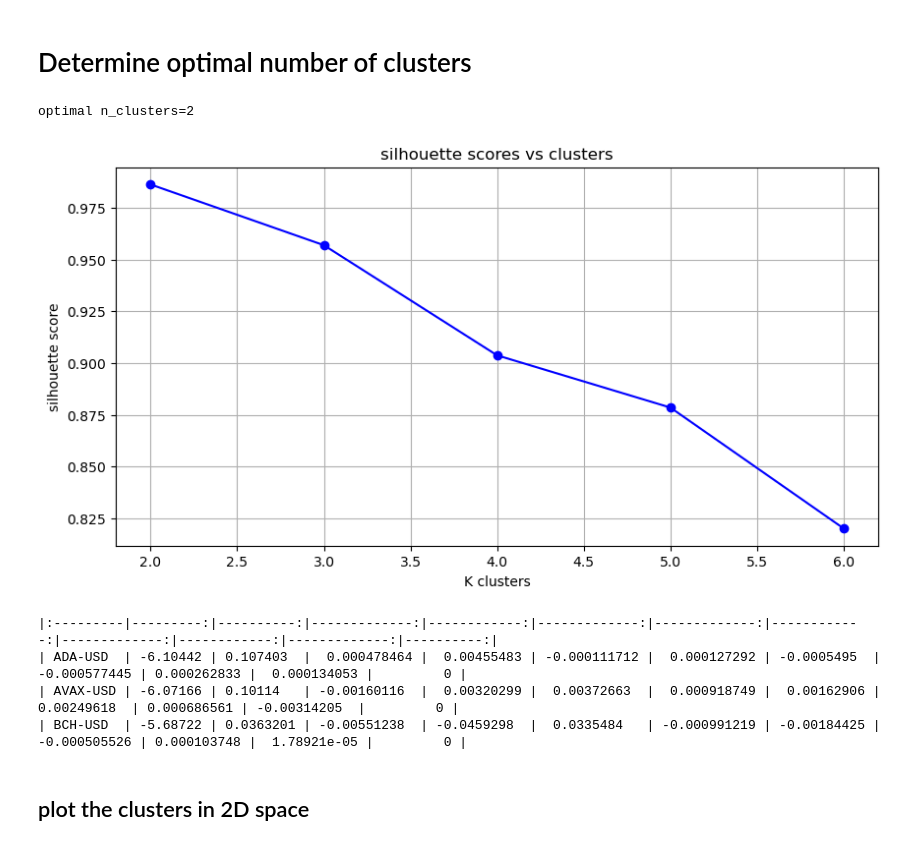
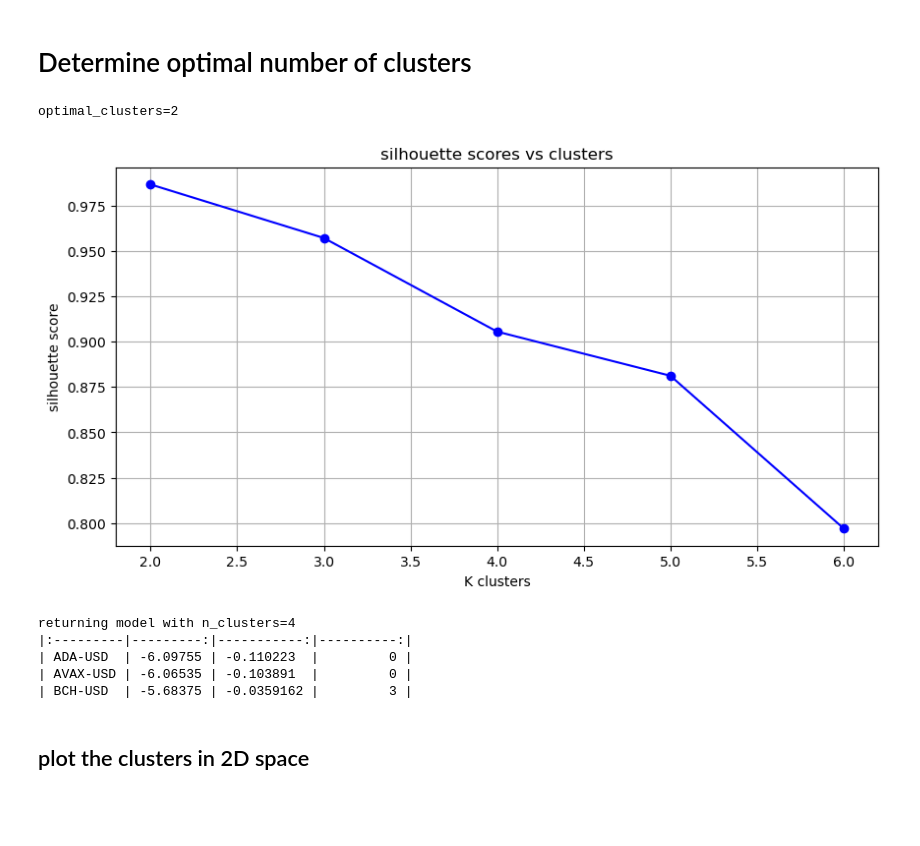
Before and after one commit to RalleyD/COM724_AE2, a Jupyter notebook: eda.ipynb, the cells around one changed output. Cells and saved outputs as stored; diff of their text form; code cells hidden in the pictures; blank space fills up the shorter version.

```diff
--- a/eda.ipynb
+++ b/eda.ipynb
@@ -174,17 +451,17 @@ def reduce_dimensions(features: pd.DataFrame, n_components=10, optimise=False):
     explained_variance = pca.explained_variance_ratio_
     cumulative_variance = np.cumsum(explained_variance)
 
-    if optimise:
-        optimal_components = sum(np.less_equal(cumulative_variance, np.full(len(cumulative_variance), 0.99)))
-        if not optimal_components:
-            # the cumulative variance is higher than the desired threshold from the first component
-            optimal_components = 2
-    else:
+    optimal_components = sum(np.less_equal(cumulative_variance, np.full(len(cumulative_variance), 0.99)))
+    if not optimal_components:
+        # the cumulative variance is higher than the desired threshold from the first component
+        optimal_components = 2
+    print(f"{optimal_components=}")
+    if not optimise:
         optimal_components=n_components
 
     print(f"Reduced dimensions from {features.shape[1]} to {optimal_components}")
     print(f"Total variance explained: {cumulative_variance[2]:.2%}")
-    print(f'returning PCA with {optimal_components=}')
+    print(f'returning PCA with {optimal_components} components')
     pca = PCA(n_components=optimal_components)
     pca.fit_transform(scaled_features)
 
@@ -216,6 +493,6 @@ def reduce_dimensions(features: pd.DataFrame, n_components=10, optimise=False):
     return reduced_df, pca
 
 # Reduce dimensions to 10 principal components
-reduced_features, pca_model = reduce_dimensions(price_features, n_components=10, optimise=False)
+reduced_features, pca_model = reduce_dimensions(price_features, n_components=5, optimise=True)
 # %% [output]
 rows of data:  26
@@ -258,54 +537,58 @@ optimal components with BTC in the dataset 10.
 # %%
 def clustering_cryptos(price_features_df: pd.DataFrame, n_clusters=4):
     """
     Cluster cryptocurrencies based on reduced features
 
     Args:
         features (pandas.DataFrame): Reduced feature matrix
         n_clusters (int): Number of clusters to create
 
     Returns:
         DataFrame with cluster assignments, KMeans model
     """
     # if n_clusters is None
+    silhouette_scores = []
+    # Perform silhouette from 2 to 6 K clusters
+    K = range(2,7)
+    for k in K:
+        kmeans = KMeans(n_clusters=k).fit(price_features_df)
+        silhouette_scores.append(
+            silhouette_score(price_features_df, kmeans.labels_)
+        )
+    # get the optimal number of clusters
+    optimal_clusters = K[np.argmax((silhouette_scores))]
+    print(f"{optimal_clusters=}")
+    # Plot silhouetter scores
+    plt.figure(figsize=(10,5))
+    plt.plot(K, silhouette_scores, 'bo-')
+    plt.grid(True)
+    plt.ylabel("silhouette score")
+    plt.xlabel("K clusters")
+    plt.title("silhouette scores vs clusters")
+    plt.show()
+
     if n_clusters is None:
-        silhouette_scores = []
-        # Perform silhouette from 2 to 6 K clusters
-        K = range(2,7)
-        for k in K:
-            kmeans = KMeans(n_clusters=k).fit(price_features_df)
-            silhouette_scores.append(
-                silhouette_score(price_features_df, kmeans.labels_)
-            )
-        # get the optimal number of clusters
-        n_clusters = K[np.argmax((silhouette_scores))]
-        print(f"optimal {n_clusters=}")
-        # Plot silhouetter scores
-        plt.figure(figsize=(10,5))
-        plt.plot(K, silhouette_scores, 'bo-')
-        plt.grid(True)
-        plt.ylabel("silhouette score")
-        plt.xlabel("K clusters")
-        plt.title("silhouette scores vs clusters")
-        plt.show()
+        n_clusters = optimal_clusters
     # train the final kemans model
+    print(f"returning model with {n_clusters=}")
     kmeans = KMeans(n_clusters=n_clusters).fit(price_features_df)
     # copy the dataset
     clustered_df = price_features_df.copy()
     # add a column for the kmeans with the kmeans cluster labels (output of fit function)
     clustered_df['cluster'] = kmeans.labels_
     print(clustered_df.head(3).to_markdown())
     # return the dataframe and kmeans model
     return clustered_df, kmeans
 
-clustered_df, kmeans_model = clustering_cryptos(price_features_df=reduced_features, n_clusters=None)
+clustered_df, kmeans_model = clustering_cryptos(price_features_df=reduced_features, n_clusters=4)
 # %% [output]
-optimal n_clusters=2
+optimal_clusters=2
-[figure, old version]
+[figure, new version]
-|:---------|---------:|----------:|-------------:|------------:|-------------:|-------------:|------------:|-------------:|------------:|-------------:|----------:|
-| ADA-USD  | -6.10442 | 0.107403  |  0.000478464 |  0.00455483 | -0.000111712 |  0.000127292 | -0.0005495  | -0.000577445 | 0.000262833 |  0.000134053 |         0 |
-| AVAX-USD | -6.07166 | 0.10114   | -0.00160116  |  0.00320299 |  0.00372663  |  0.000918749 |  0.00162906 |  0.00249618  | 0.000686561 | -0.00314205  |         0 |
-| BCH-USD  | -5.68722 | 0.0363201 | -0.00551238  | -0.0459298  |  0.0335484   | -0.000991219 | -0.00184425 | -0.000505526 | 0.000103748 |  1.78921e-05 |         0 |
+returning model with n_clusters=4
+|:---------|---------:|-----------:|----------:|
+| ADA-USD  | -6.09755 | -0.110223  |         0 |
+| AVAX-USD | -6.06535 | -0.103891  |         0 |
+| BCH-USD  | -5.68375 | -0.0359162 |         3 |
 # %% [markdown]
 ## plot the clusters in 2D space
 # %%
```
Also changed, not shown: parts of 25 cells of this notebook.
